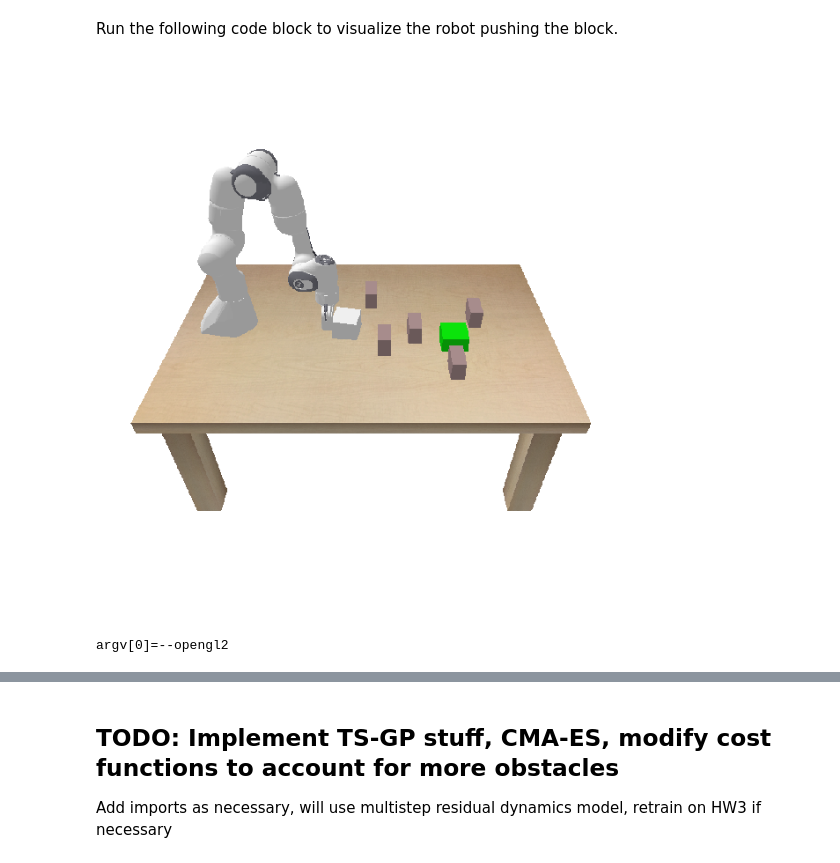
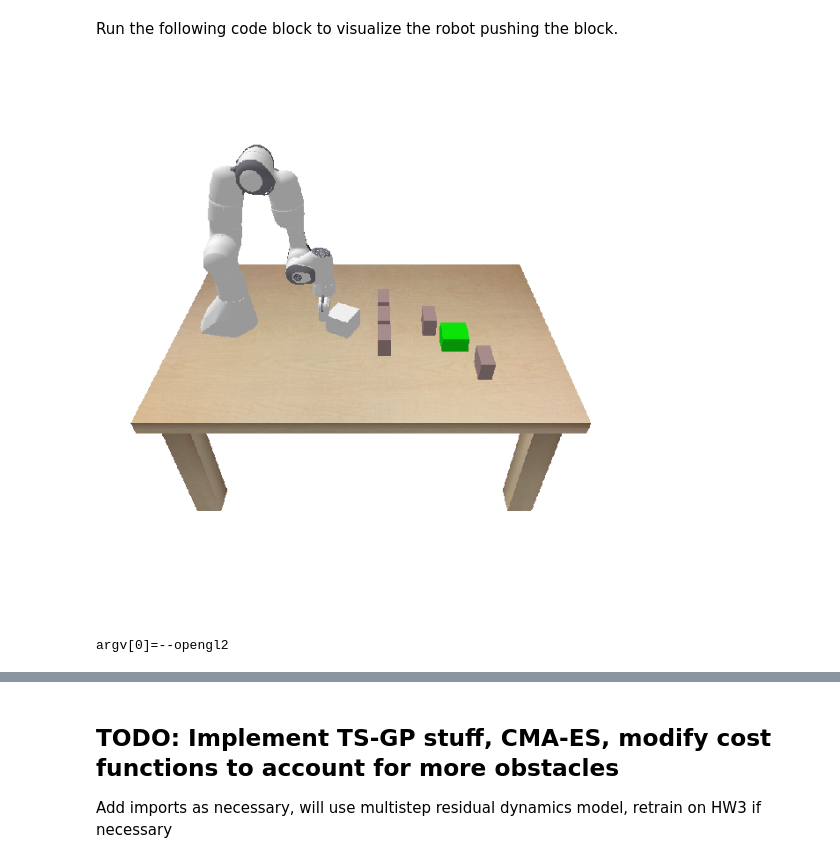
Before and after one commit to malkstik/MPPI-GP-Tuning, a Jupyter notebook: main.ipynb, the cells around one changed output, grey strips where cells are left out. Saved outputs shown, nothing was run; the diff lists cells and outputs as text; code cells hidden in the pictures.

```diff
--- a/main.ipynb
+++ b/main.ipynb
@@ -73,29 +75,29 @@ Run the following code block to visualize the robot pushing the block.
 # %%
 %matplotlib inline
 
 # Create the visualizer
 fig = plt.figure(figsize=(8,8))
 hfig = display(fig, display_id=True)
 # visualizer = NotebookAndGIFVisualizer(fig=fig, hfig=hfig, filename = "pushing_visualization_4.gif")
 visualizer = NotebookVisualizer(fig=fig, hfig=hfig)
 
 # Initialize the simulation environment
 env = PandaPushingEnv(visualizer=visualizer, render_non_push_motions=False,  include_obstacle=True,
-                    camera_heigh=800, camera_width=800, render_every_n_steps=5, obsInit = 3)
+                    camera_heigh=800, camera_width=800, render_every_n_steps=5, obsInit = 1)
 
 env.reset()
 
 # Perform a sequence of 3 random actions:
 for i in tqdm(range(1)):
     action_i = env.action_space.sample()
     state, reward, done, info = env.step(action_i)
     if done:
         break
 # Image(filename=visualizer.get_gif())
 
 plt.close(fig)
 # %% [output]
-[figure, old version]
+[figure, new version]
 argv[0]=--opengl2
 # %% [markdown]
 ### State Space and Action Space
```
Also changed, not shown: parts of 2 cells of this notebook, 1 other file.
